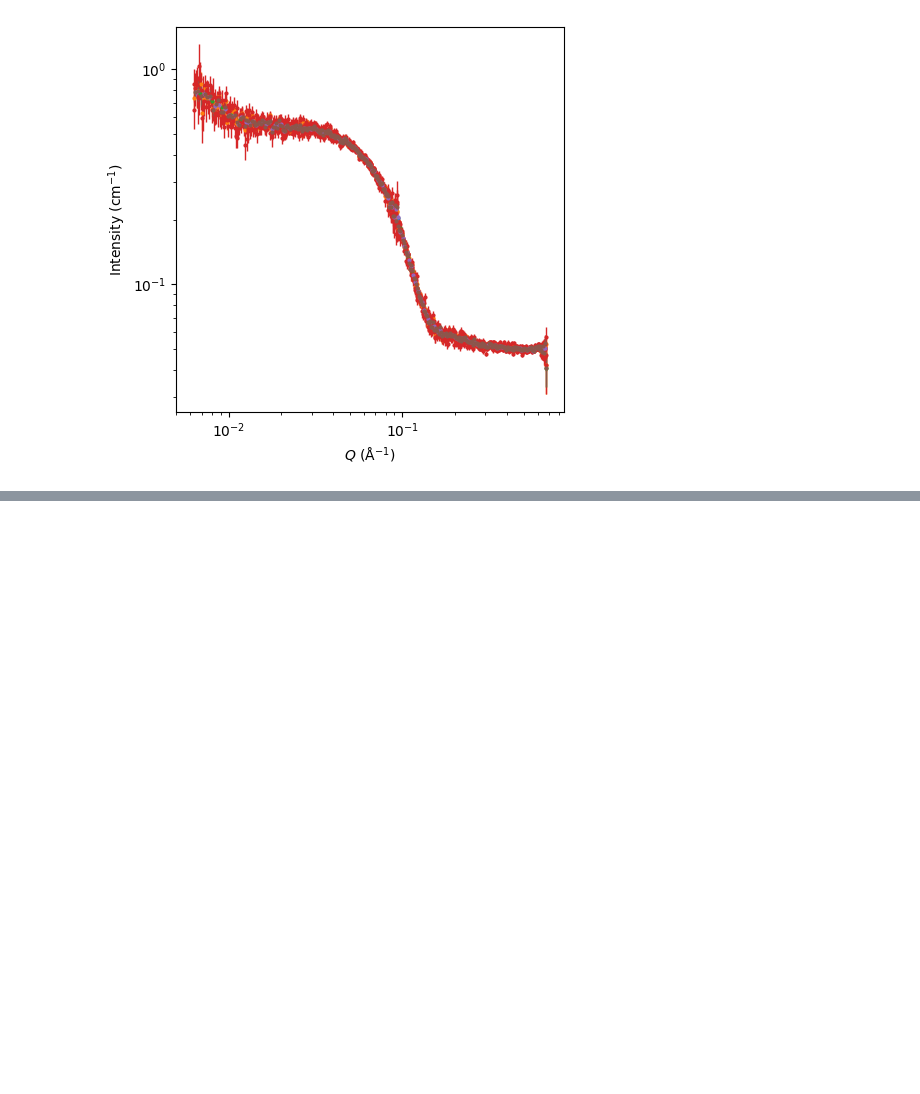
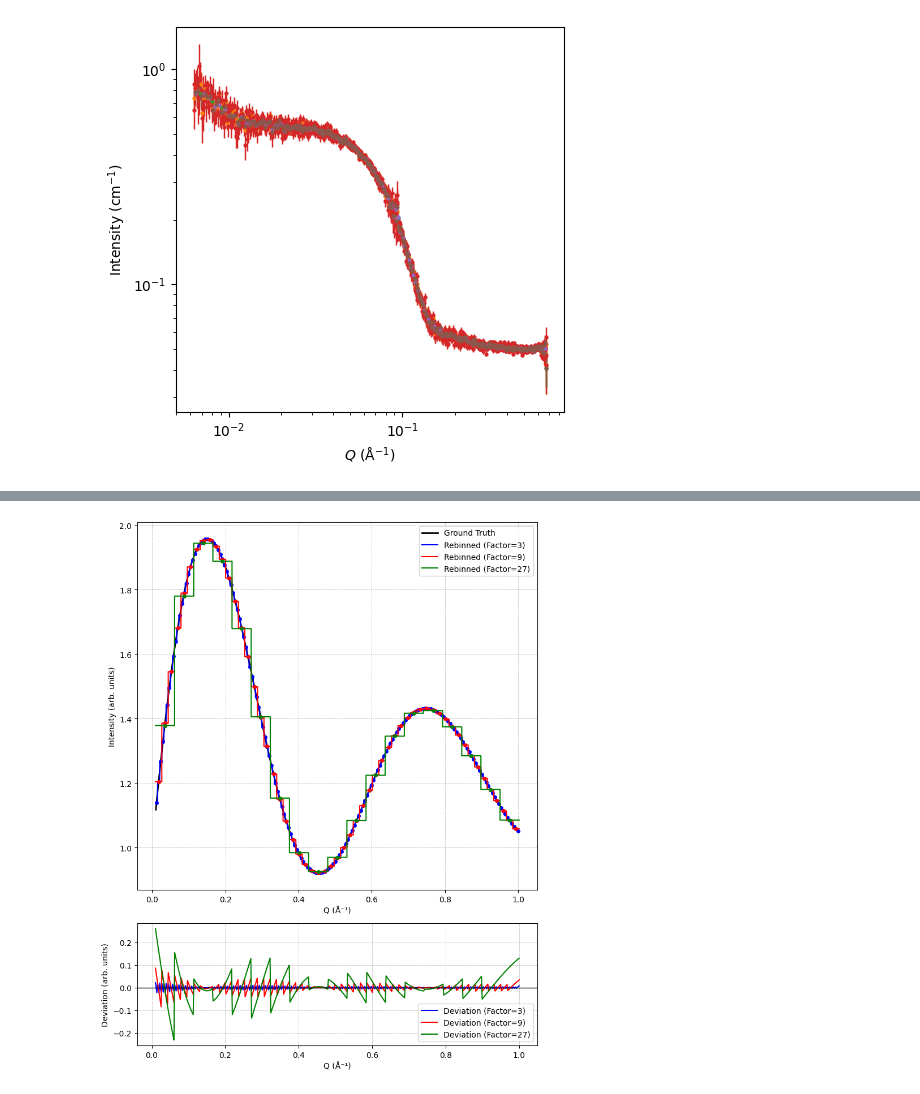
Before and after one commit to ch-tung/MLSR, a Jupyter notebook: binning/test_ILL_bin.ipynb, the cells around one changed output, grey strips where cells are left out. Cells and saved outputs as stored; diff of their text form; code cells hidden in the pictures; blank space fills up the shorter version.

```diff
--- a/binning/test_ILL_bin.ipynb
+++ b/binning/test_ILL_bin.ipynb
@@ -532,0 +586,74 @@ plt.show()
+# %%
+# -------------------------------------------------------------------------
+# Step 1: Create synthetic data
+# -------------------------------------------------------------------------
+# Create a smooth, high-resolution "ground truth" I(Q) curve with some features
+Q_ground_truth = np.linspace(0.01, 1, 512)
+I_ground_truth = (np.sin(2 * Q_ground_truth) + np.sin(10 * Q_ground_truth)) * np.exp(-2 * Q_ground_truth) + 1
+I_err_ground_truth = np.sqrt(I_ground_truth) * 0.1 # Example counting error
+dQ_ground_truth = np.full_like(Q_ground_truth, np.mean(np.diff(Q_ground_truth)))
+
+best_data = ScatteringData(Q_ground_truth, I_ground_truth, I_err_ground_truth, dQ_ground_truth)
+
+# -------------------------------------------------------------------------
+# Step 2: Rebin the data with different factors
+# -------------------------------------------------------------------------
+def create_step_data(Q_data, I_data):
+    dQ = np.mean(np.diff(Q_data))
+    Q_step_points = np.empty(len(Q_data) * 2)
+    I_step_points = np.empty(len(I_data) * 2)
+
+    Q_step_points[0::2] = Q_data - dQ/2
+    Q_step_points[1::2] = Q_data + dQ/2
+
+    I_step_points[0::2] = I_data
+    I_step_points[1::2] = I_data
+
+    return Q_step_points, I_step_points
+
+rebin_factors = [3, 9, 27]
+rebinned_data_list = []
+step_data_list = []
+
+for rebin_factor in rebin_factors:
+    rebinned_data = rebin_data(best_data, rebin_factor)
+    rebinned_data_list.append((rebin_factor, rebinned_data))
+    Q_step, I_step = create_step_data(rebinned_data.Q, rebinned_data.I)
+    step_data_list.append((rebin_factor, Q_step, I_step))
+
+# -------------------------------------------------------------------------
+# Step 3: Plot the results
+# -------------------------------------------------------------------------
+fig, (ax1, ax2) = plt.subplots(2, 1, figsize=(8, 10), gridspec_kw={'height_ratios': [3, 1]})
+
+# Top subplot: Ground truth vs. Binned data as a step function
+ax1.plot(best_data.Q, best_data.I, color='k', linewidth=2, label='Ground Truth')
+
+colors = ['b', 'r', 'g', 'm', 'c']
+for idx, (rebin_factor, Q_step, I_step) in enumerate(step_data_list):
+    color = colors[idx % len(colors)]
+    ax1.plot(Q_step, I_step, color=color, linestyle='-', label=f'Rebinned (Factor={rebin_factor})')
+    ax1.plot(rebinned_data_list[idx][1].Q, rebinned_data_list[idx][1].I, 'o', color=color, markersize=4)
+
+ax1.set_xlabel('Q (Å⁻¹)')
+ax1.set_ylabel('Intensity (arb. units)')
+ax1.legend()
+ax1.grid(True, which='both', linestyle='--', linewidth=0.5)
+
+# Bottom subplot: Deviation from ground truth
+for idx, (rebin_factor, Q_step, I_step) in enumerate(step_data_list):
+    color = colors[idx % len(colors)]
+    f_rebin = interp1d(Q_step, I_step, kind='previous', bounds_error=False, fill_value="extrapolate")
+    deviation = f_rebin(best_data.Q) - best_data.I
+    ax2.plot(best_data.Q, deviation, color=color, linestyle='-', label=f'Deviation (Factor={rebin_factor})')
+
+ax2.axhline(0, color='k', linewidth=1, linestyle='-')
+ax2.set_xlabel('Q (Å⁻¹)')
+ax2.set_ylabel('Deviation (arb. units)')
+ax2.legend()
+ax2.grid(True, which='both', linestyle='--', linewidth=0.5)
+
+plt.tight_layout()
+plt.show()
+# %% [output]
+[figure, added]
```
Also changed, not shown: parts of 4 cells of this notebook.
